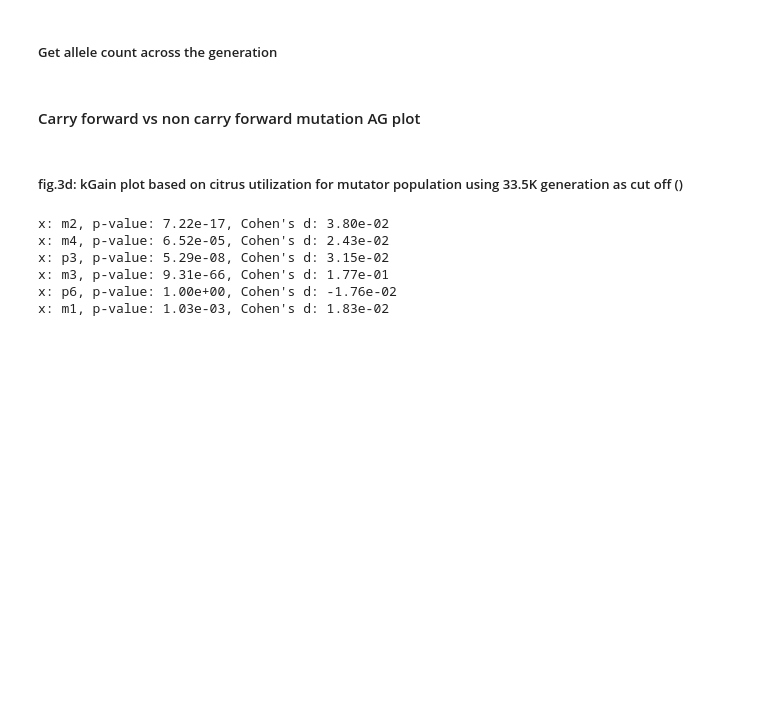
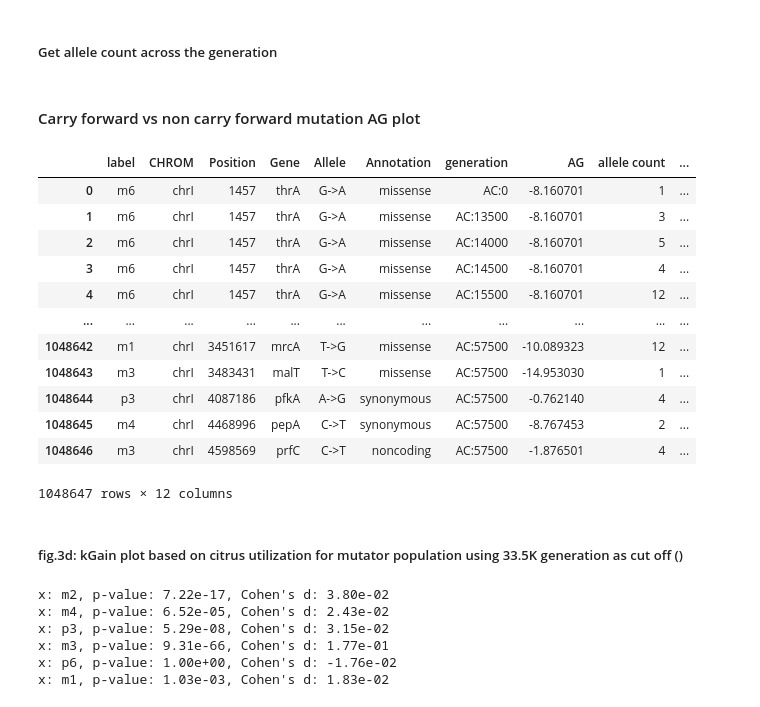
Before and after one commit to cellsemantics/Oligo_Promotion, a Jupyter notebook: figure/main figures/fig3/fig3.ipynb, the cells around one changed output. Drawn from its saved outputs; the diff is of its cells as text; code cells hidden in the pictures; blank space fills up the shorter version.

```diff
--- a/figure/main figures/fig3/fig3.ipynb
+++ b/figure/main figures/fig3/fig3.ipynb
@@ -333,3 +322,19 @@ df_allele_generation.sort_values(by="mutation type", inplace=True)
+# %%
+kgain_mutation
+# %% [output]
+|  | label | CHROM | Position | Gene | Allele | Annotation | generation | AG | allele count | ... |
+| 0 | m6 | chrI | 1457 | thrA | G->A | missense | AC:0 | -8.160701 | 1 | ... |
+| 1 | m6 | chrI | 1457 | thrA | G->A | missense | AC:13500 | -8.160701 | 3 | ... |
+| 2 | m6 | chrI | 1457 | thrA | G->A | missense | AC:14000 | -8.160701 | 5 | ... |
+| 3 | m6 | chrI | 1457 | thrA | G->A | missense | AC:14500 | -8.160701 | 4 | ... |
+| 4 | m6 | chrI | 1457 | thrA | G->A | missense | AC:15500 | -8.160701 | 12 | ... |
+| ... | ... | ... | ... | ... | ... | ... | ... | ... | ... | ... |
+| 1048642 | m1 | chrI | 3451617 | mrcA | T->G | missense | AC:57500 | -10.089323 | 12 | ... |
+| 1048643 | m3 | chrI | 3483431 | malT | T->C | missense | AC:57500 | -14.953030 | 1 | ... |
+| 1048644 | p3 | chrI | 4087186 | pfkA | A->G | synonymous | AC:57500 | -0.762140 | 4 | ... |
+| 1048645 | m4 | chrI | 4468996 | pepA | C->T | synonymous | AC:57500 | -8.767453 | 2 | ... |
+| 1048646 | m3 | chrI | 4598569 | prfC | C->T | noncoding | AC:57500 | -1.876501 | 4 | ... |
+1048647 rows × 12 columns
 # %% [markdown]
 ##### fig.3d: kGain plot based on citrus utilization for mutator population using 33.5K generation as cut off ()
 # %%
```
Also changed, not shown: parts of 21 cells of this notebook.
